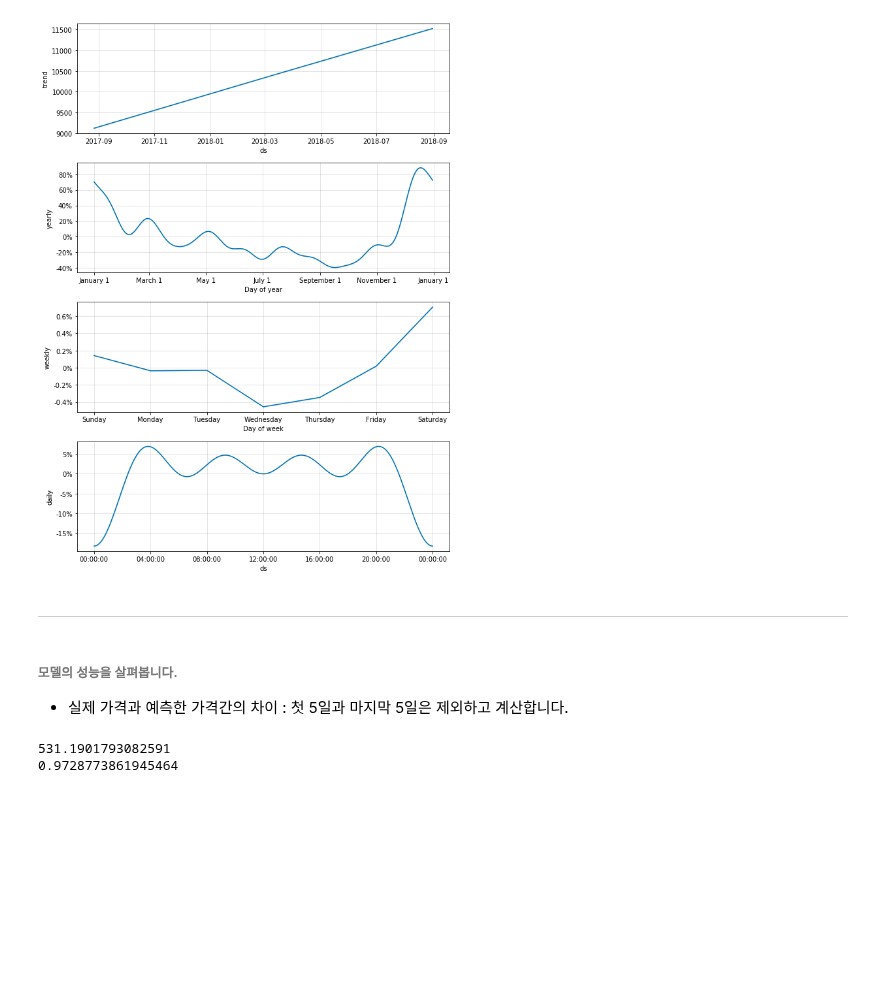
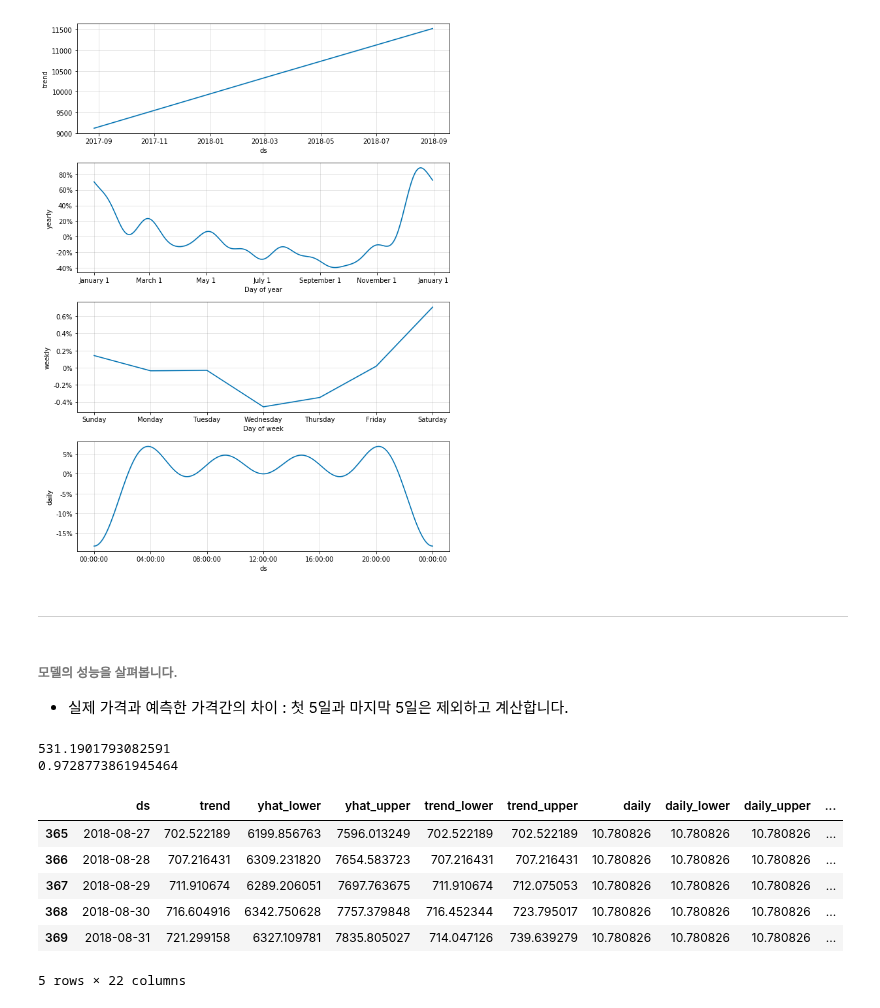
Before and after one commit to yoonkt200/python-data-analysis, a Jupyter notebook: chapter2/02-coin-prediction.ipynb, the cells around one changed output. Drawn from its saved outputs; the diff is of its cells as text; code cells hidden in the pictures; blank space fills up the shorter version.

```diff
--- a/chapter2/02-coin-prediction.ipynb
+++ b/chapter2/02-coin-prediction.ipynb
@@ -190,6 +190,16 @@ print(r2)
 # %% [output]
 531.1901793082591
 0.9728773861945464
+# %%
+forecast_data.tail(5)
+# %% [output]
+|  | ds | trend | yhat_lower | yhat_upper | trend_lower | trend_upper | daily | daily_lower | daily_upper | ... |
+| 365 | 2018-08-27 | 702.522189 | 6199.856763 | 7596.013249 | 702.522189 | 702.522189 | 10.780826 | 10.780826 | 10.780826 | ... |
+| 366 | 2018-08-28 | 707.216431 | 6309.231820 | 7654.583723 | 707.216431 | 707.216431 | 10.780826 | 10.780826 | 10.780826 | ... |
+| 367 | 2018-08-29 | 711.910674 | 6289.206051 | 7697.763675 | 711.910674 | 712.075053 | 10.780826 | 10.780826 | 10.780826 | ... |
+| 368 | 2018-08-30 | 716.604916 | 6342.750628 | 7757.379848 | 716.452344 | 723.795017 | 10.780826 | 10.780826 | 10.780826 | ... |
+| 369 | 2018-08-31 | 721.299158 | 6327.109781 | 7835.805027 | 714.047126 | 739.639279 | 10.780826 | 10.780826 | 10.780826 | ... |
+5 rows × 22 columns
 # %%
 url = 'https://raw.githubusercontent.com/yoonkt200/python-data-analysis/master/data/market-price-test.csv'
 bitcoin_test_df = pd.read_csv(url, names = ['ds', 'y'])
```
Also changed, not shown: parts of 2 cells of this notebook, 1 other file.
